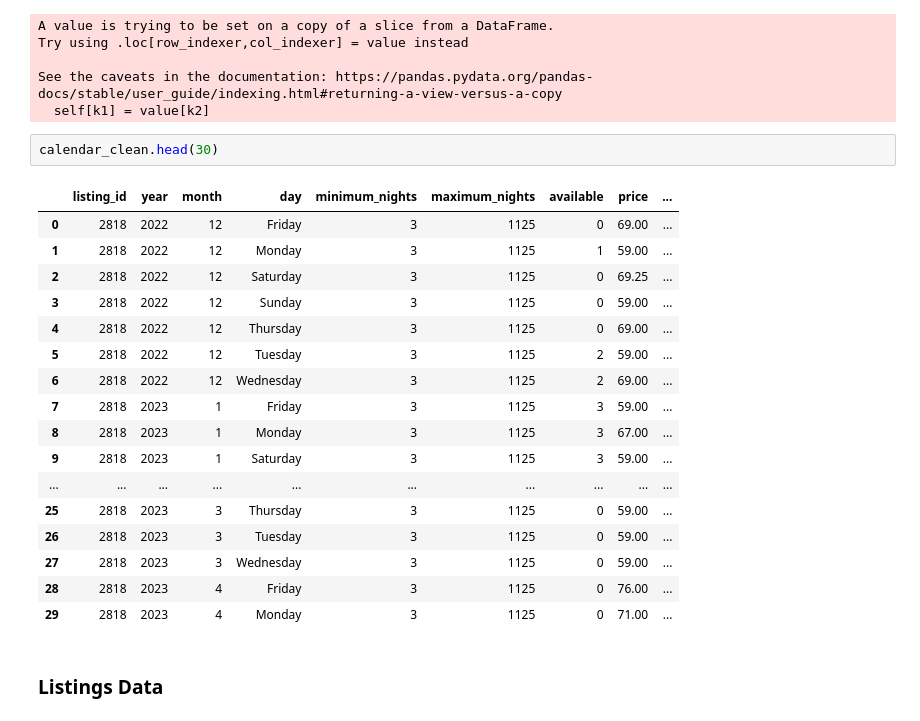
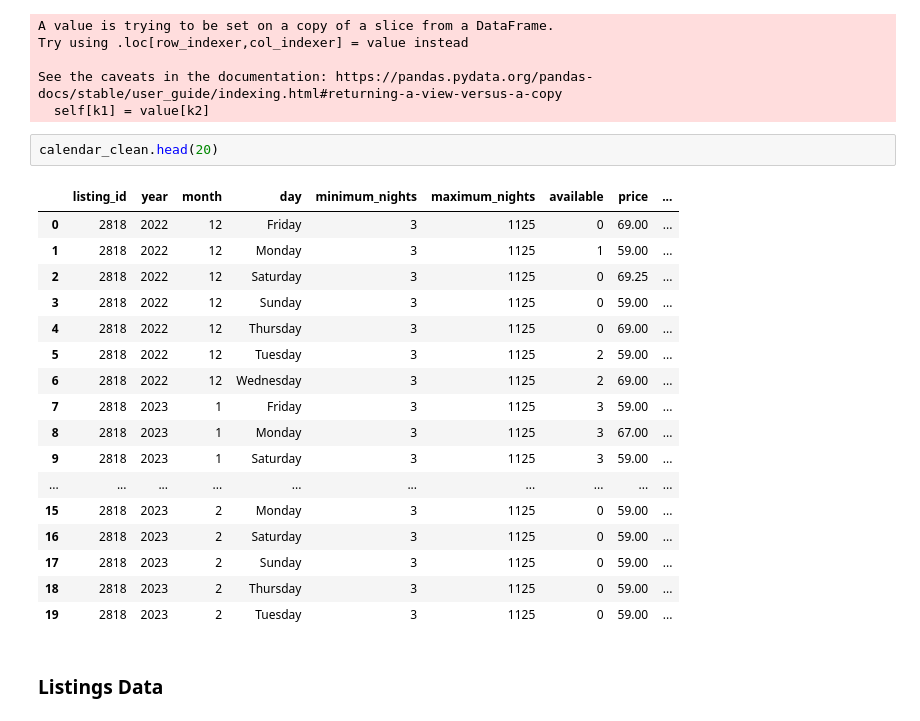
Before and after one commit to ditivaidya/DS-Nanodegree-Project-1-Blog-Post, a Jupyter notebook: Project_I.ipynb, the cells around one changed output. Saved outputs shown, nothing was run; the diff lists cells and outputs as text.

```diff
--- a/Project_I.ipynb
+++ b/Project_I.ipynb
@@ -85,25 +87,25 @@ Try using .loc[row_indexer,col_indexer] = value instead
 See the caveats in the documentation: https://pandas.pydata.org/pandas-docs/stable/user_guide/indexing.html#returning-a-view-versus-a-copy
   self[k1] = value[k2]
 # %%
-calendar_clean.head(30)
+calendar_clean.head(20)
 # %% [output]
 |  | listing_id | year | month | day | minimum_nights | maximum_nights | available | price | ... |
 | 0 | 2818 | 2022 | 12 | Friday | 3 | 1125 | 0 | 69.00 | ... |
 | 1 | 2818 | 2022 | 12 | Monday | 3 | 1125 | 1 | 59.00 | ... |
 | 2 | 2818 | 2022 | 12 | Saturday | 3 | 1125 | 0 | 69.25 | ... |
 | 3 | 2818 | 2022 | 12 | Sunday | 3 | 1125 | 0 | 59.00 | ... |
 | 4 | 2818 | 2022 | 12 | Thursday | 3 | 1125 | 0 | 69.00 | ... |
 | 5 | 2818 | 2022 | 12 | Tuesday | 3 | 1125 | 2 | 59.00 | ... |
 | 6 | 2818 | 2022 | 12 | Wednesday | 3 | 1125 | 2 | 69.00 | ... |
 | 7 | 2818 | 2023 | 1 | Friday | 3 | 1125 | 3 | 59.00 | ... |
 | 8 | 2818 | 2023 | 1 | Monday | 3 | 1125 | 3 | 67.00 | ... |
 | 9 | 2818 | 2023 | 1 | Saturday | 3 | 1125 | 3 | 59.00 | ... |
 | ... | ... | ... | ... | ... | ... | ... | ... | ... | ... |
-| 25 | 2818 | 2023 | 3 | Thursday | 3 | 1125 | 0 | 59.00 | ... |
-| 26 | 2818 | 2023 | 3 | Tuesday | 3 | 1125 | 0 | 59.00 | ... |
-| 27 | 2818 | 2023 | 3 | Wednesday | 3 | 1125 | 0 | 59.00 | ... |
-| 28 | 2818 | 2023 | 4 | Friday | 3 | 1125 | 0 | 76.00 | ... |
-| 29 | 2818 | 2023 | 4 | Monday | 3 | 1125 | 0 | 71.00 | ... |
+| 15 | 2818 | 2023 | 2 | Monday | 3 | 1125 | 0 | 59.00 | ... |
+| 16 | 2818 | 2023 | 2 | Saturday | 3 | 1125 | 0 | 59.00 | ... |
+| 17 | 2818 | 2023 | 2 | Sunday | 3 | 1125 | 0 | 59.00 | ... |
+| 18 | 2818 | 2023 | 2 | Thursday | 3 | 1125 | 0 | 59.00 | ... |
+| 19 | 2818 | 2023 | 2 | Tuesday | 3 | 1125 | 0 | 59.00 | ... |
 # %% [markdown]
 ### Listings Data
 # %%
```
Also changed, not shown: parts of 13 cells of this notebook.
